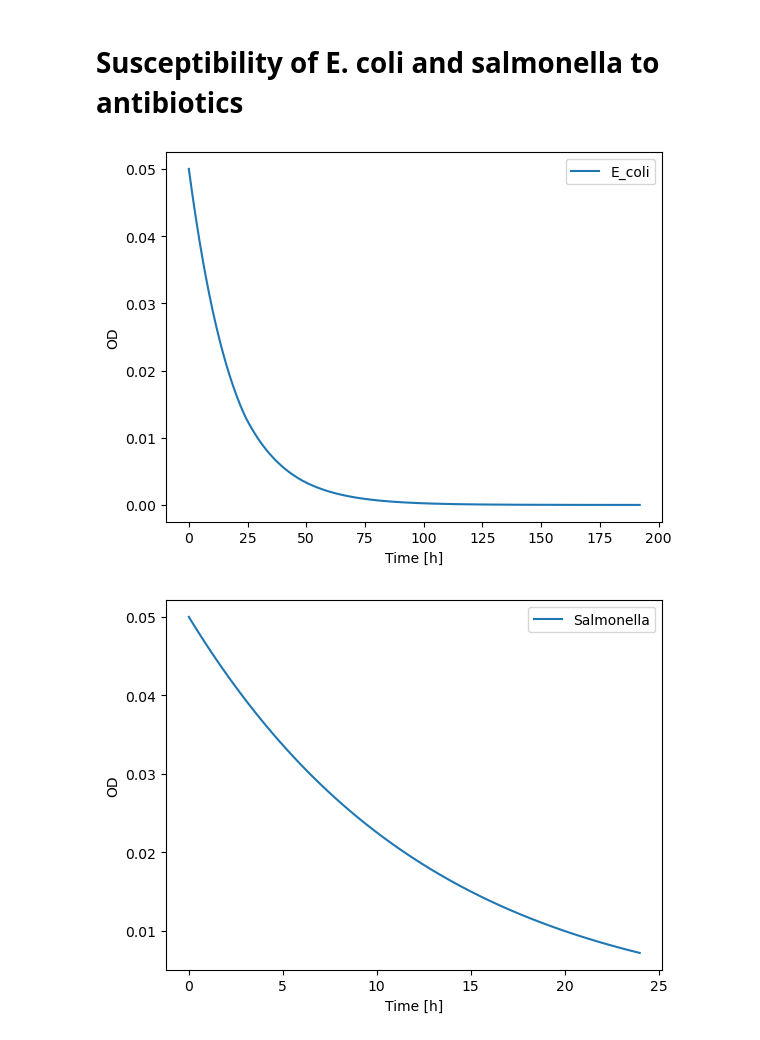
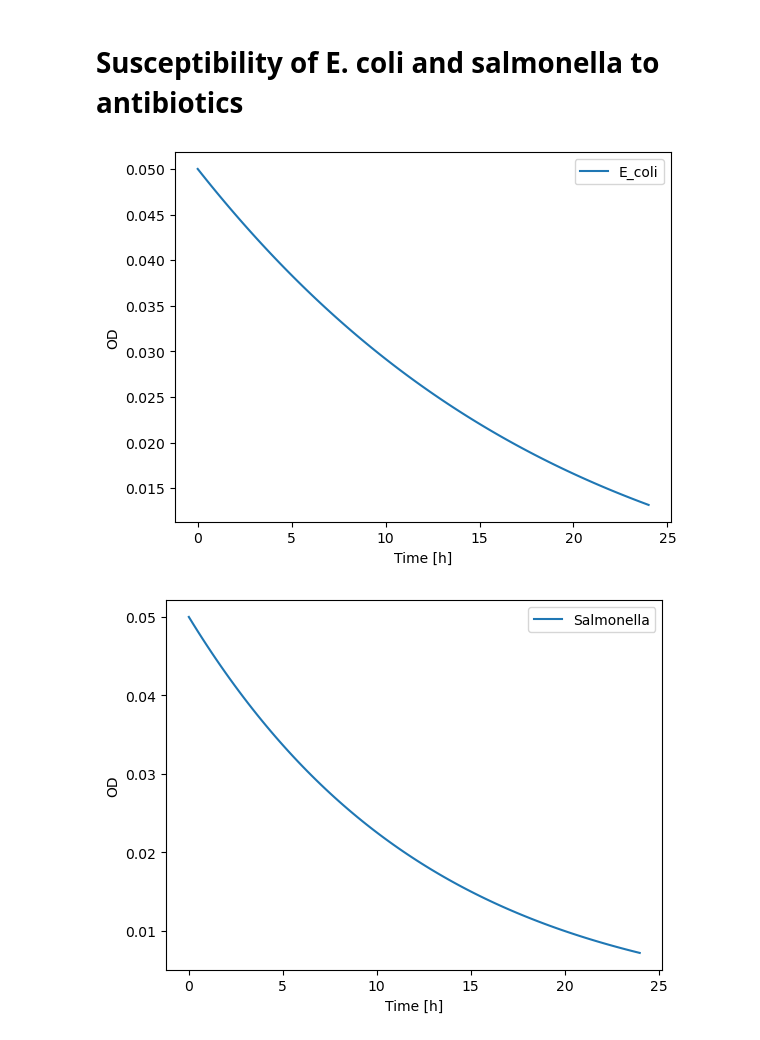
Before and after one commit to nahanoo/toxicity_kuleuven, a Jupyter notebook: overview.ipynb, the cells around one changed output. Drawn from its saved outputs; the diff is of its cells as text; code cells hidden in the pictures.

```diff
--- a/overview.ipynb
+++ b/overview.ipynb
@@ -26,11 +26,11 @@ exp.plot_N()
 # %%
 exp = Experiment()
 exp.dilution_factor = 1
-exp.total_transfebrs = 1
+exp.total_transfers = 1
 exp.simulate_experiment("e_toxin")
 exp.plot_e_coli()
 # %% [output]
-[figure, old version]
+[figure, new version]
 # %%
 exp = Experiment()
 exp.dilution_factor = 1
```
Also changed, not shown: parts of 2 cells of this notebook.
